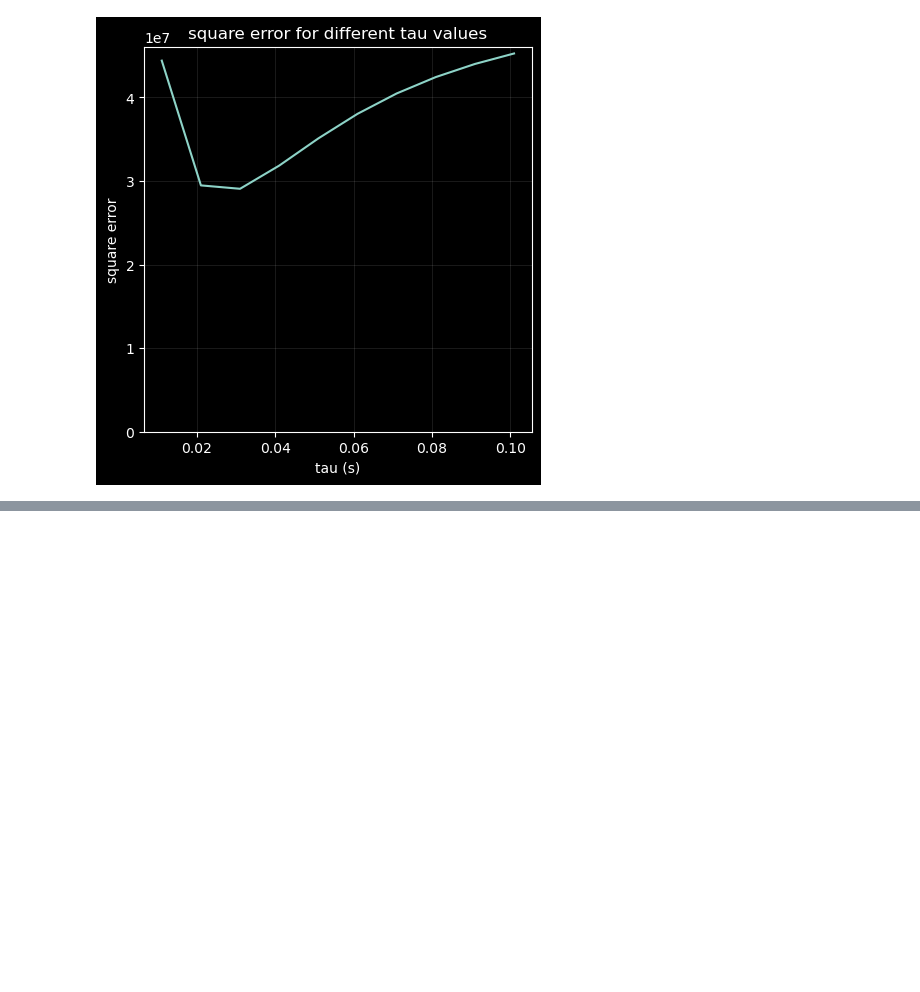
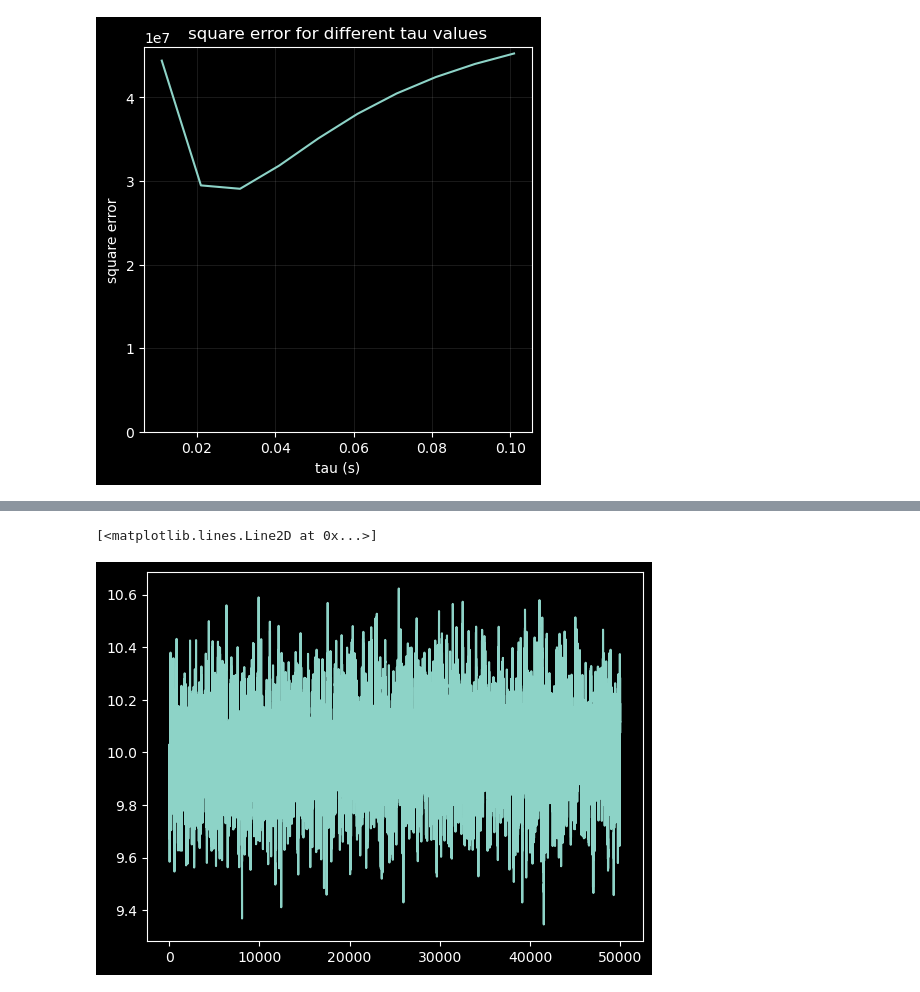
Before and after one commit to polsen99/theoretical_neuroscience, a Jupyter notebook: ch1.ipynb, the cells around one changed output, grey strips where cells are left out. Drawn from its saved outputs; the diff is of its cells as text; code cells hidden in the pictures; blank space fills up the shorter version.

```diff
--- a/ch1.ipynb
+++ b/ch1.ipynb
@@ -426,0 +493,23 @@ Text(0, 0.5, 'square error')
+# %%
+tau_r = 2e-2
+r0 = 10
+r0_alt = 0
+dt = 1e-3
+tmax = 50
+t = np.arange(0, tmax, dt)
+noise_amp = 3
+
+# generate white noise stim
+s = np.random.normal(0, 1, size=len(t))
+
+def drdt(r_est, tau_r, r0, s):
+    return r_est + (dt / tau_r) * (max(r0 + s, 0) - r_est)
+
+r_est = np.ones_like(t) * r0
+for i in range(1, len(t)):
+    r_est[i] = drdt(r_est[i-1], tau_r, r0, s[i-1])
+# %%
+plt.plot(r_est)
+# %% [output]
+[<matplotlib.lines.Line2D at 0x...>]
+[figure, added]
```
Also changed, not shown: parts of 4 cells of this notebook.
